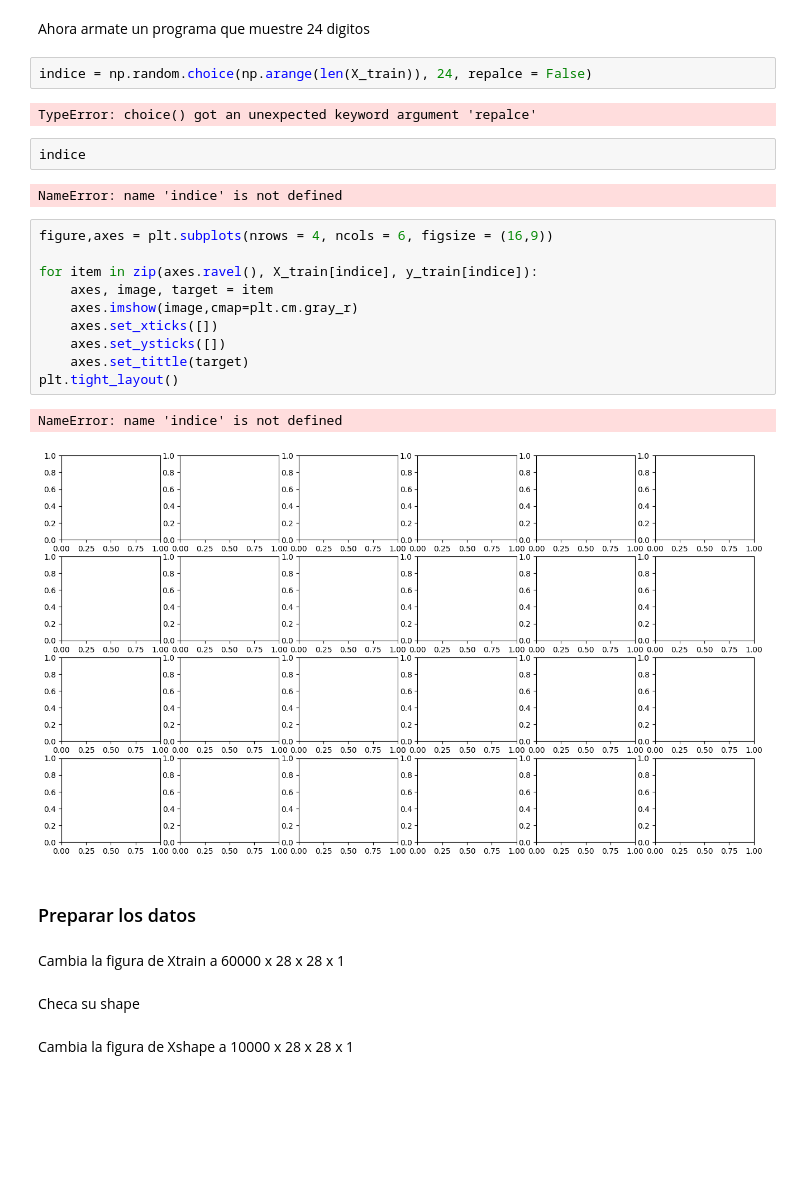
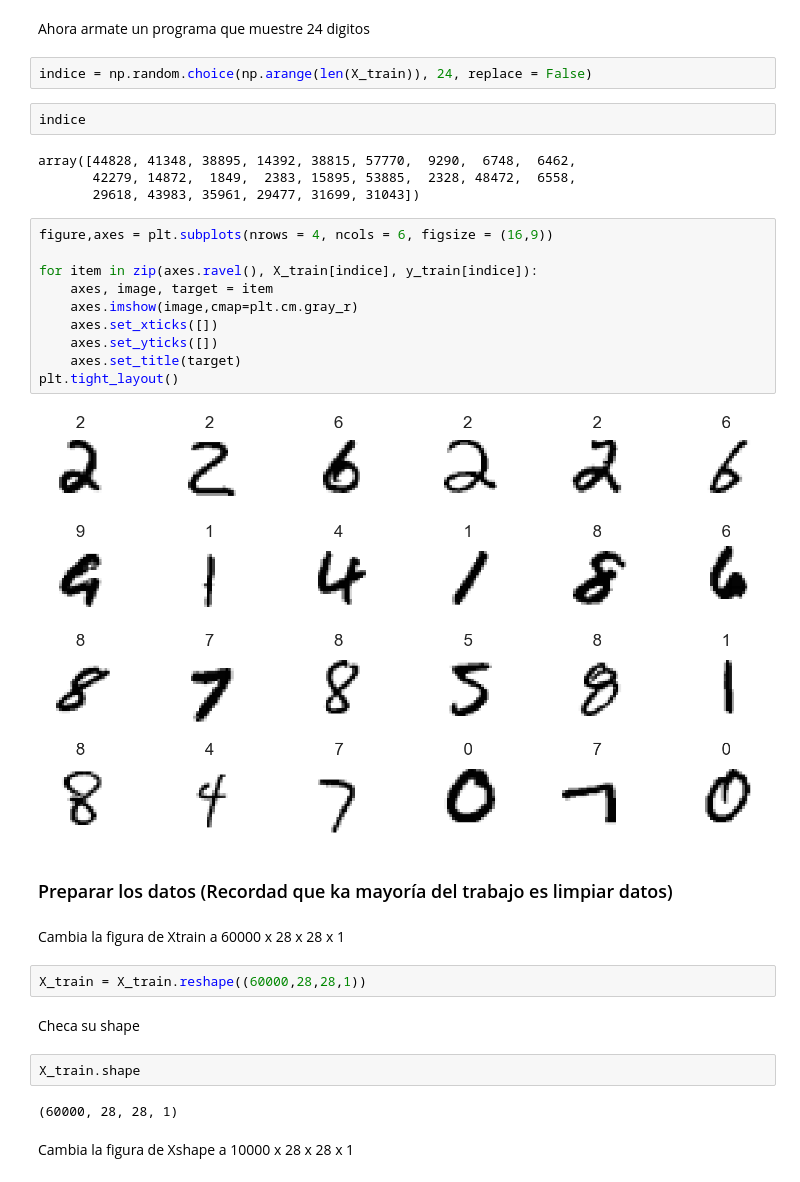
Before and after one commit to abrahajam/BIG-DATA-E-IA, a Jupyter notebook: otro/14.-_Aprendizaje_Profundo.ipynb, the cells around one changed output. Drawn from its saved outputs; the diff is of its cells as text; blank space fills up the shorter version.

```diff
--- a/otro/14.-_Aprendizaje_Profundo.ipynb
+++ b/otro/14.-_Aprendizaje_Profundo.ipynb
@@ -199,31 +173,36 @@ import numpy as np
 # %% [markdown]
 Ahora armate un programa que muestre 24 digitos
 # %%
-indice = np.random.choice(np.arange(len(X_train)), 24, repalce = False)
+indice = np.random.choice(np.arange(len(X_train)), 24, replace = False)
-# %% [output]
-TypeError: choice() got an unexpected keyword argument 'repalce'
 # %%
 indice
 # %% [output]
-NameError: name 'indice' is not defined
+array([44828, 41348, 38895, 14392, 38815, 57770,  9290,  6748,  6462,
+       42279, 14872,  1849,  2383, 15895, 53885,  2328, 48472,  6558,
+       29618, 43983, 35961, 29477, 31699, 31043])
 # %%
 figure,axes = plt.subplots(nrows = 4, ncols = 6, figsize = (16,9))
 
 for item in zip(axes.ravel(), X_train[indice], y_train[indice]):
     axes, image, target = item
     axes.imshow(image,cmap=plt.cm.gray_r)
     axes.set_xticks([])
-    axes.set_ysticks([])
-    axes.set_tittle(target)
+    axes.set_yticks([])
+    axes.set_title(target)
 plt.tight_layout()
 # %% [output]
-NameError: name 'indice' is not defined
-[figure, old version]
+[figure, new version]
 # %% [markdown]
-### Preparar los datos
+### Preparar los datos (Recordad que ka mayoría del trabajo es limpiar datos)
 # %% [markdown]
 Cambia la figura de Xtrain a 60000 x 28 x 28 x 1
+# %%
+X_train = X_train.reshape((60000,28,28,1))
 # %% [markdown]
 Checa su shape
+# %%
+X_train.shape
+# %% [output]
+(60000, 28, 28, 1)
 # %% [markdown]
 Cambia la figura de Xshape a 10000 x 28 x 28 x 1
```
Also changed, not shown: parts of 92 cells of this notebook, 1 other file.
